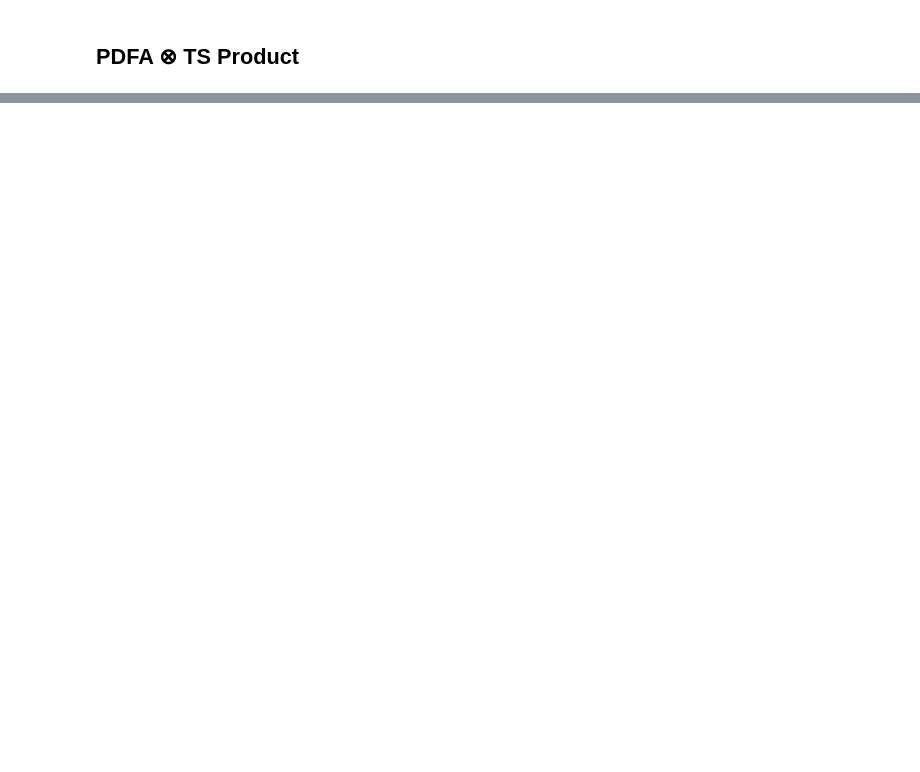
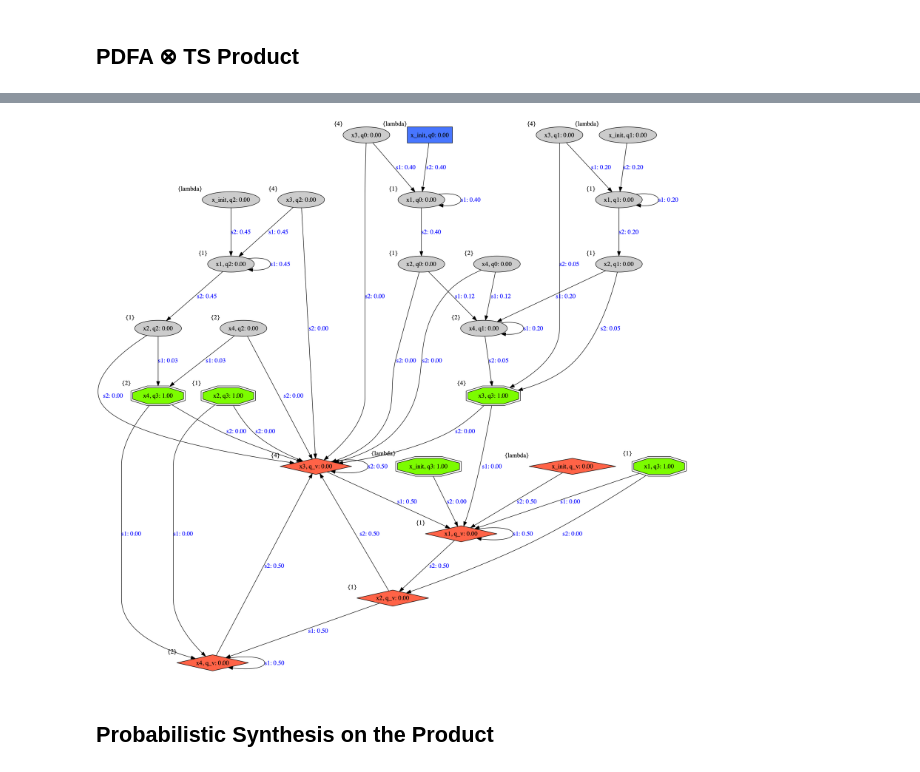
Before and after one commit to nicholasRenninger/wombats_experiments, a Jupyter notebook: pdfa_synthesis_experiments.ipynb, the cells around one changed output, grey strips where cells are left out. Saved outputs shown, nothing was run; the diff lists cells and outputs as text; code cells hidden in the pictures; blank space fills up the shorter version.

```diff
--- a/pdfa_synthesis_experiments.ipynb
+++ b/pdfa_synthesis_experiments.ipynb
@@ -76,0 +61,6 @@ AttributeError: type object 'Product' has no attribute '_compute_product'
+# %%
+product.draw('product')
+# %% [output]
+[figure, added]
+# %% [markdown]
+## Probabilistic Synthesis on the Product
```
Also changed, not shown: parts of 7 cells of this notebook, 14 other files.
